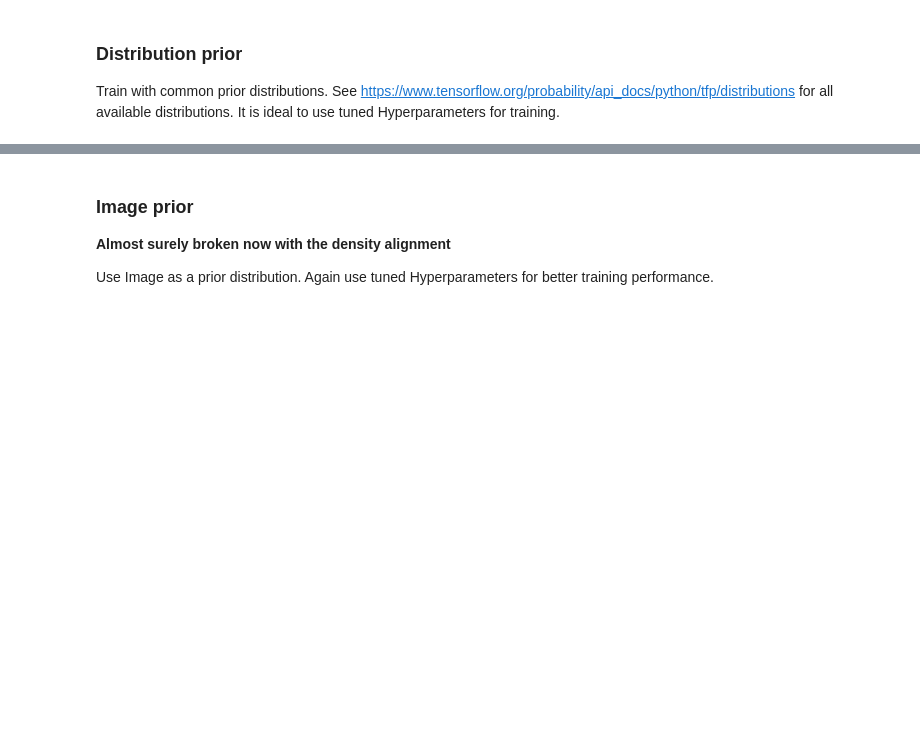
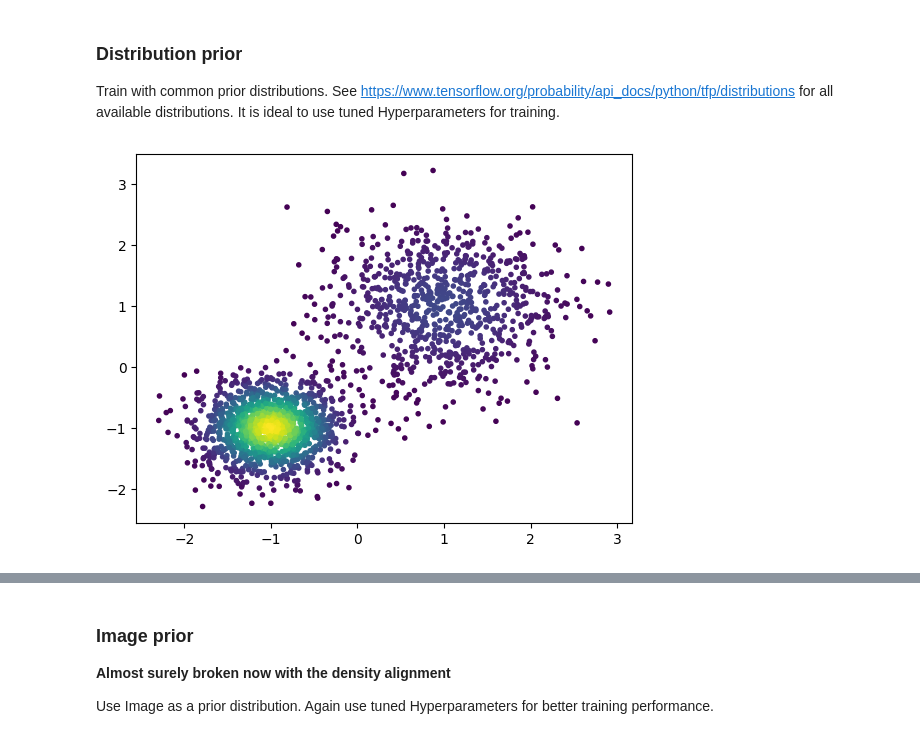
Before and after one commit to ljocha/ASMSA, a Jupyter notebook: train.ipynb, the cells around one changed output, grey strips where cells are left out. Drawn from its saved outputs; the diff is of its cells as text; code cells hidden in the pictures; blank space fills up the shorter version.

```diff
--- a/train.ipynb
+++ b/train.ipynb
@@ -113,6 +151,19 @@ prior = tfp.distributions.MultivariateNormalDiag(loc=[0.,0.])
 # prior = tfp.distributions.Uniform()
 # prior = tfp.distributions.Weibull(1,0.5)
 # prior = tfp.distributions.Cauchy(loc=0, scale=1)
+# %%
+#gm = asmsa.GaussianMixture([[-1,-1],[.8,1],[1,-.8]],[[1,1],[.5,.5],[.5,.5]],[.6,.25,.15])
+#gm = asmsa.GaussianMixture([[-1,-1],[1,1]],[[.2,.2],[.5,.5]],[.6,.4])
+gm = asmsa.GaussianMixture([[-1,-1],[1,1]],[[.4,.4],[.7,.7]],[.6,.4])
+s = gm.sample((2048,))
+p=gm.prob(s)
+# %%
+import matplotlib.pyplot as plt
+plt.scatter(s[:,0],s[:,1],c=p,marker='.')
+plt.colorbar
+plt.show()
+# %% [output]
+[figure, added]
 # %%
 # prepare model using the best hyperparameters
 testm = asmsa.AAEModel((X_train_np.shape[1],),
```
Also changed, not shown: parts of 27 cells of this notebook, 8 other files.
